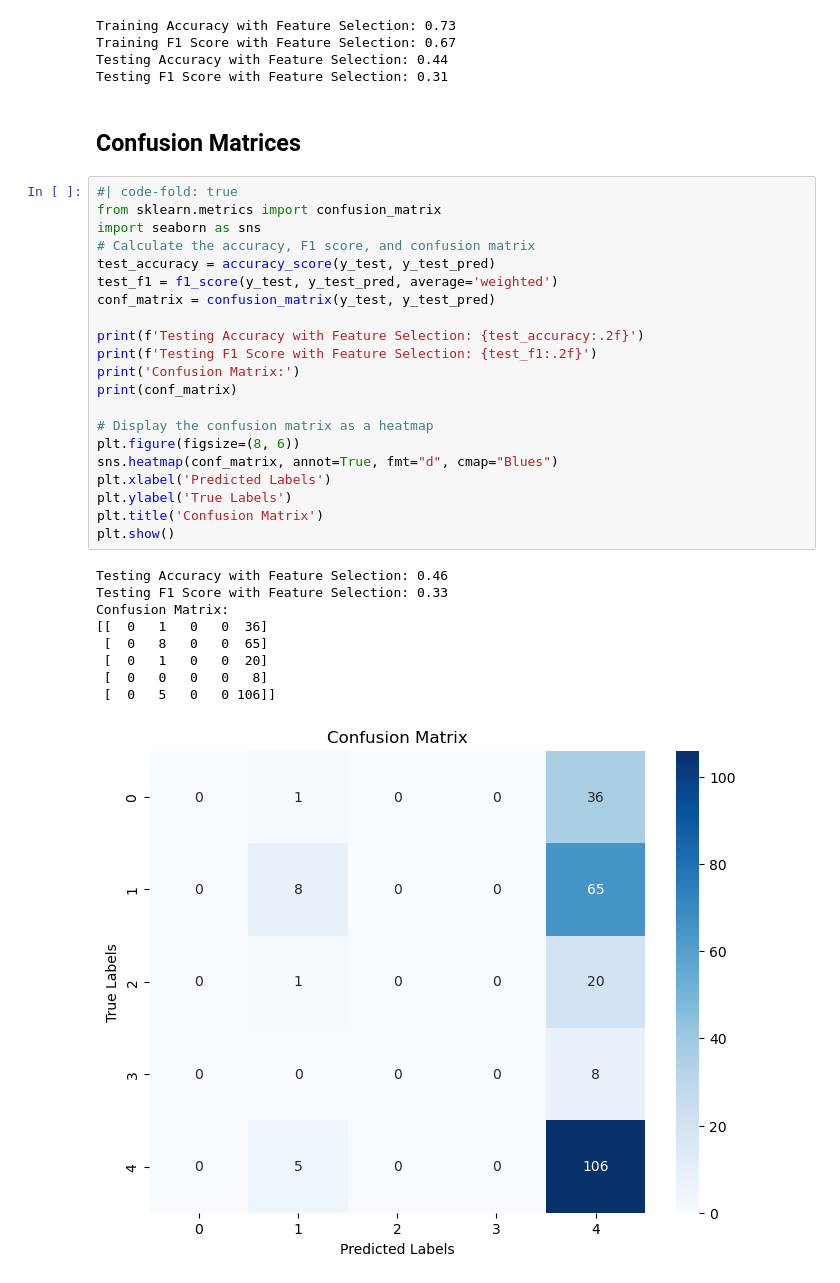
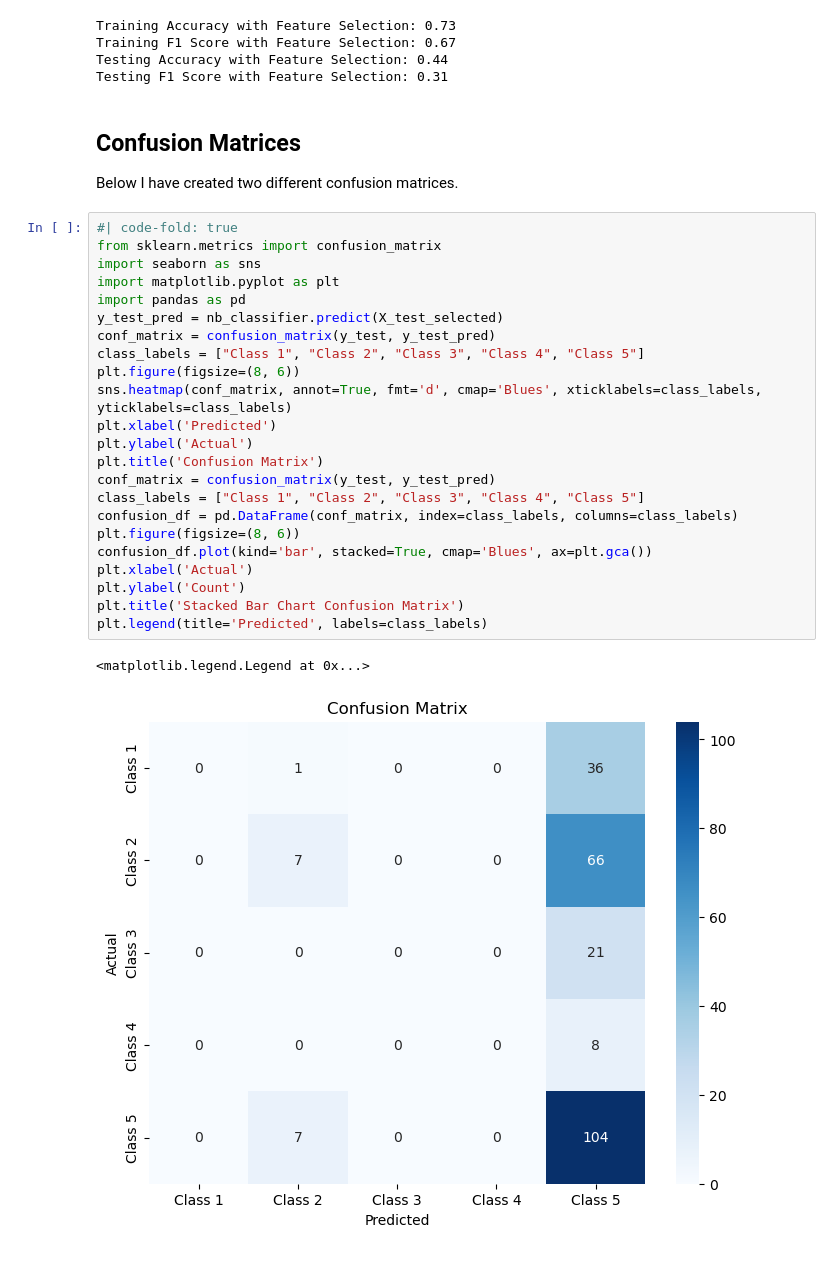
Before and after one commit to anly501/dsan-5000-project-kendallgilbert180, a Jupyter notebook: dsan-website/5000-website/nb_text.ipynb, the cells around one changed output. Cells and saved outputs as stored; diff of their text form.

```diff
--- a/dsan-website/5000-website/nb_text.ipynb
+++ b/dsan-website/5000-website/nb_text.ipynb
@@ -180,36 +180,33 @@ Training Accuracy with Feature Selection: 0.73
 Training F1 Score with Feature Selection: 0.67
 Testing Accuracy with Feature Selection: 0.44
 Testing F1 Score with Feature Selection: 0.31
-# %% [markdown]
-## Confusion Matrices
-# %%
-#| code-fold: true
-from sklearn.metrics import confusion_matrix
-import seaborn as sns
-# Calculate the accuracy, F1 score, and confusion matrix
-test_accuracy = accuracy_score(y_test, y_test_pred)
-test_f1 = f1_score(y_test, y_test_pred, average='weighted')
-conf_matrix = confusion_matrix(y_test, y_test_pred)
-
-print(f'Testing Accuracy with Feature Selection: {test_accuracy:.2f}')
-print(f'Testing F1 Score with Feature Selection: {test_f1:.2f}')
-print('Confusion Matrix:')
-print(conf_matrix)
-
-# Display the confusion matrix as a heatmap
-plt.figure(figsize=(8, 6))
-sns.heatmap(conf_matrix, annot=True, fmt="d", cmap="Blues")
-plt.xlabel('Predicted Labels')
-plt.ylabel('True Labels')
-plt.title('Confusion Matrix')
-plt.show()
-# %% [output]
-Testing Accuracy with Feature Selection: 0.46
-Testing F1 Score with Feature Selection: 0.33
-Confusion Matrix:
-[[  0   1   0   0  36]
- [  0   8   0   0  65]
- [  0   1   0   0  20]
- [  0   0   0   0   8]
- [  0   5   0   0 106]]
-[figure, removed]
+# %% [markdown]
+## Confusion Matrices
+
+Below I have created two different confusion matrices.
+# %%
+#| code-fold: true
+from sklearn.metrics import confusion_matrix
+import seaborn as sns
+import matplotlib.pyplot as plt
+import pandas as pd
+y_test_pred = nb_classifier.predict(X_test_selected)
+conf_matrix = confusion_matrix(y_test, y_test_pred)
+class_labels = ["Class 1", "Class 2", "Class 3", "Class 4", "Class 5"]
+plt.figure(figsize=(8, 6))
+sns.heatmap(conf_matrix, annot=True, fmt='d', cmap='Blues', xticklabels=class_labels, yticklabels=class_labels)
+plt.xlabel('Predicted')
+plt.ylabel('Actual')
+plt.title('Confusion Matrix')
+conf_matrix = confusion_matrix(y_test, y_test_pred)
+class_labels = ["Class 1", "Class 2", "Class 3", "Class 4", "Class 5"]
+confusion_df = pd.DataFrame(conf_matrix, index=class_labels, columns=class_labels)
+plt.figure(figsize=(8, 6))
+confusion_df.plot(kind='bar', stacked=True, cmap='Blues', ax=plt.gca())
+plt.xlabel('Actual')
+plt.ylabel('Count')
+plt.title('Stacked Bar Chart Confusion Matrix')
+plt.legend(title='Predicted', labels=class_labels)
+# %% [output]
+<matplotlib.legend.Legend at 0x...>
+[figure, added]
```
Also changed, not shown: parts of 3 cells of this notebook, 16 other files.
